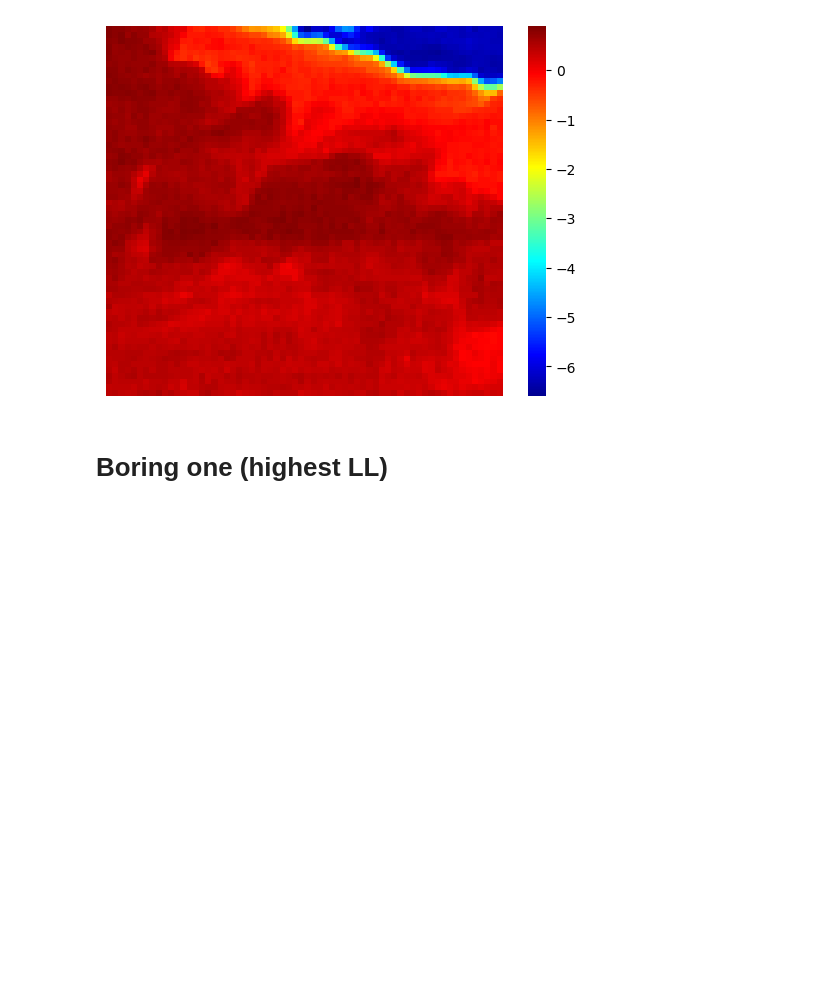
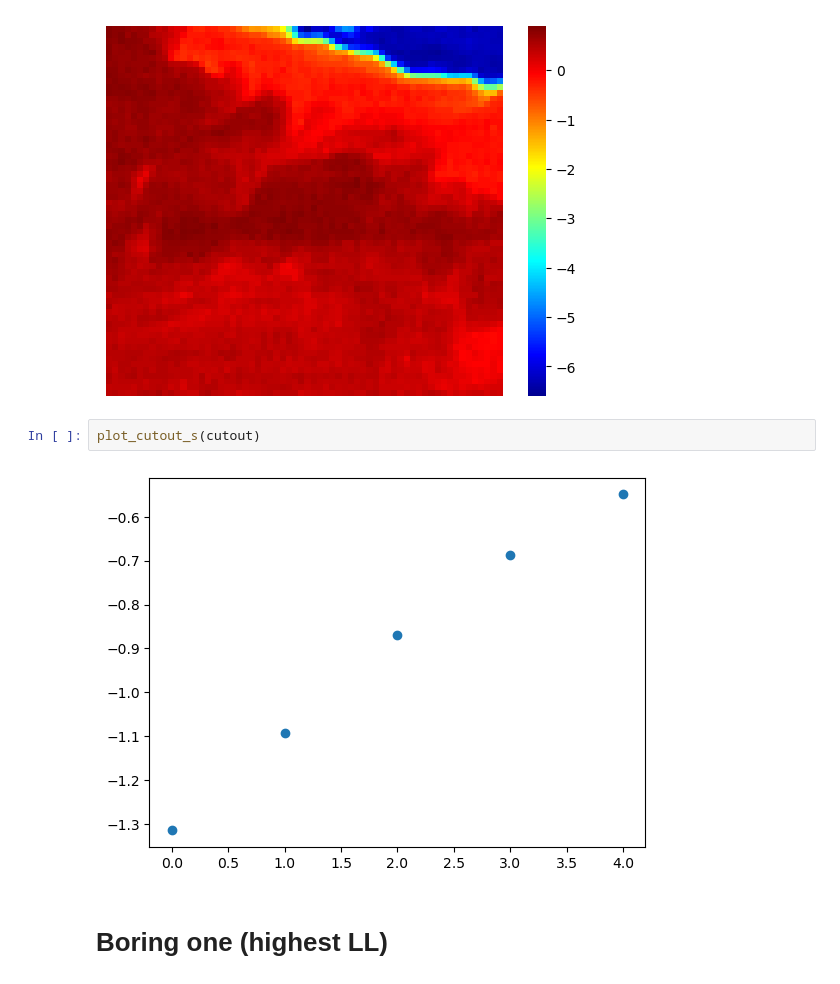
Before and after one commit to profxj/scattering_transform, a Jupyter notebook: nb/Individual_MODIS.ipynb, the cells around one changed output. Drawn from its saved outputs; the diff is of its cells as text; blank space fills up the shorter version.

```diff
--- a/nb/Individual_MODIS.ipynb
+++ b/nb/Individual_MODIS.ipynb
@@ -130,6 +203,10 @@ plotting.show_image(img)
 # %% [output]
 <Axes: >
 [figure]
+# %%
+plot_cutout_s(cutout)
+# %% [output]
+[figure, added]
 # %% [markdown]
 # Boring one (highest LL)
 # %%
```
Also changed, not shown: parts of 13 cells of this notebook, 3 other files.
